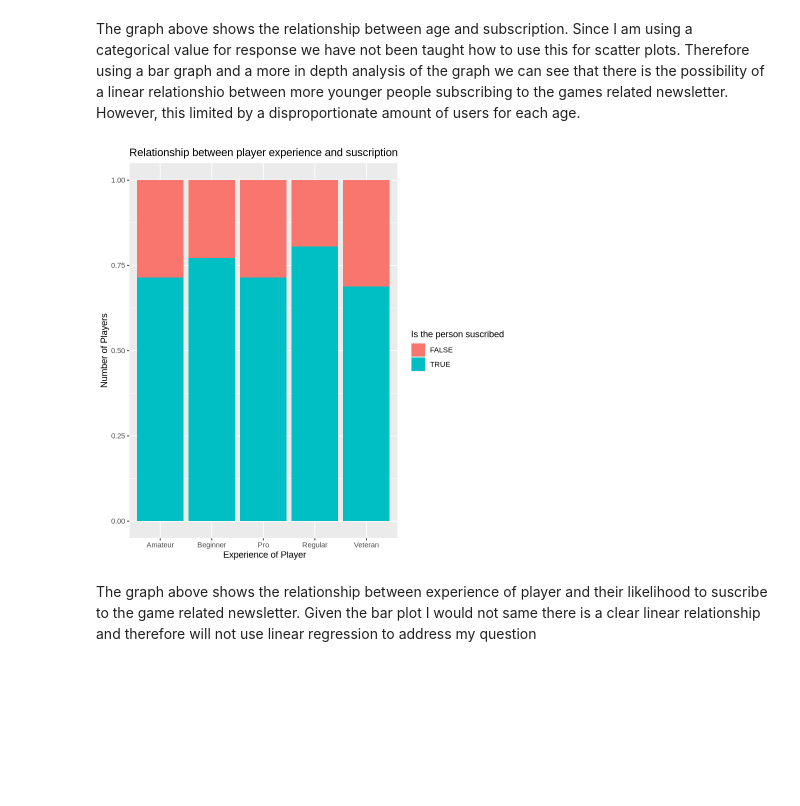
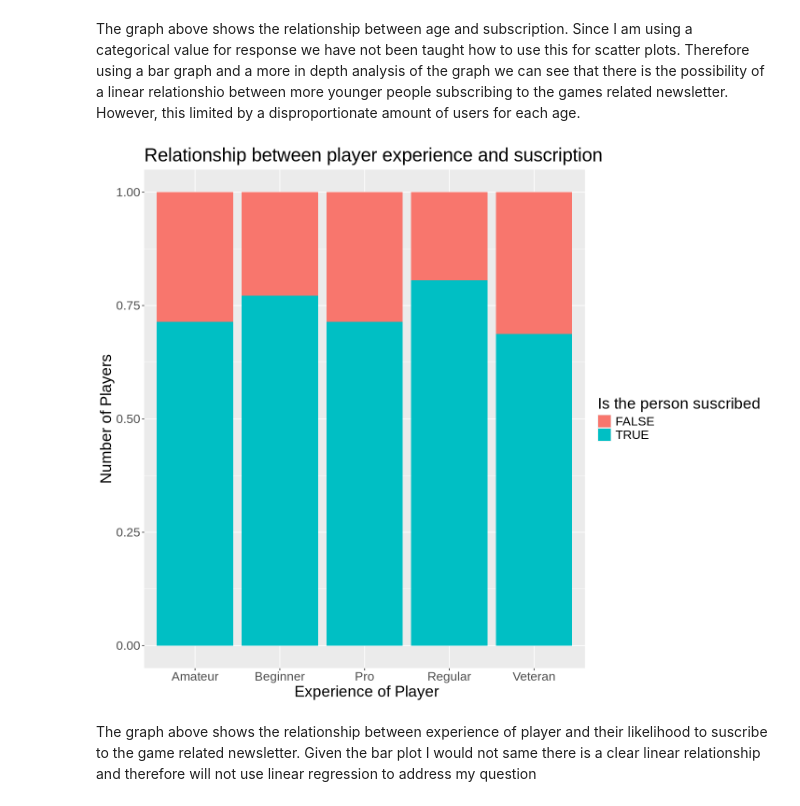
Before and after one commit to Jvantunen/DSCI_minecraft_project_group2, a Jupyter notebook: DSCI_individual_progect_Group_2.ipynb, the cells around one changed output. Cells and saved outputs as stored; diff of their text form; code cells hidden in the pictures; blank space fills up the shorter version.

Commit message:
Changes to the graph format

```diff
--- a/DSCI_individual_progect_Group_2.ipynb
+++ b/DSCI_individual_progect_Group_2.ipynb
@@ -191,16 +192,17 @@ The graph above shows the relationship between age and subscription. Since I am
 # %%
 #visualization of experience vs suscribe
 graph_of_experience<- players|>
 ggplot(aes(x = experience, fill = subscribe))+
 geom_bar(position = 'fill')+
 xlab(" Experience of Player") +
 ylab("Number of Players")+
 labs(fill = "Is the person suscribed")+
-ggtitle("Relationship between player experience and suscription")
+ggtitle("Relationship between player experience and suscription")+
+theme(text = element_text(size =20))
 
 graph_of_experience
 # %% [output]
-[figure, old version]
+[figure, new version]
 # %% [markdown]
 The graph above shows the relationship between experience of player and their likelihood to suscribe to the game related newsletter. Given the bar plot I would not same there is a clear linear relationship and therefore will not use linear regression to address my question
 # %% [markdown]
```
Also changed, not shown: parts of 4 cells of this notebook.
